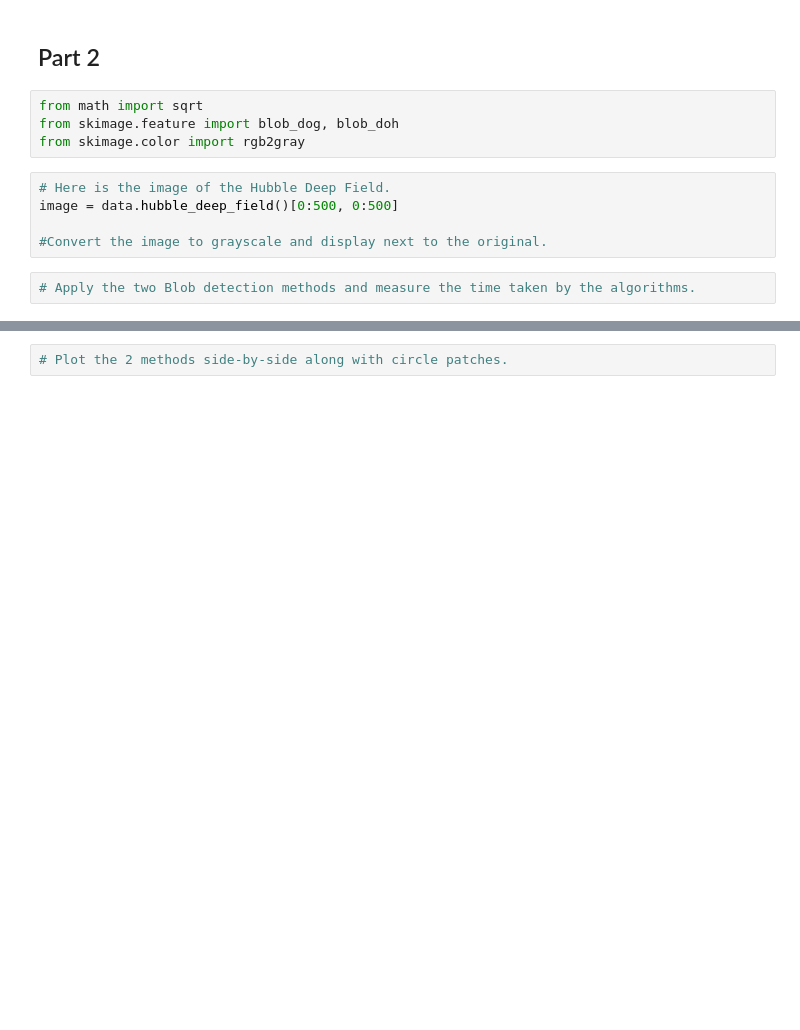
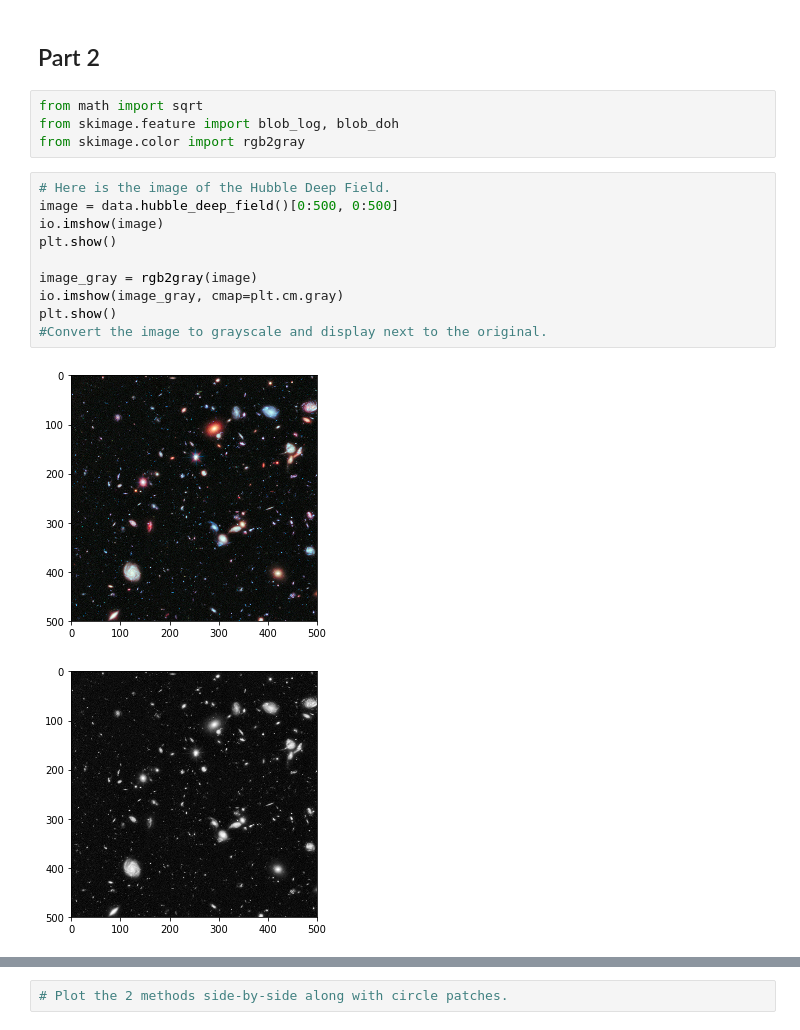
Before and after one commit to physics91si/spring-lab07-rohanm2, a Jupyter notebook: lab07.ipynb, the cells around one changed output, grey strips where cells are left out. Drawn from its saved outputs; the diff is of its cells as text; blank space fills up the shorter version.

```diff
--- a/lab07.ipynb
+++ b/lab07.ipynb
@@ -15,12 +66,18 @@ import time
 ## Part 2
 # %%
 from math import sqrt
-from skimage.feature import blob_dog, blob_doh
+from skimage.feature import blob_log, blob_doh
 from skimage.color import rgb2gray
 # %%
 # Here is the image of the Hubble Deep Field.
 image = data.hubble_deep_field()[0:500, 0:500]
+io.imshow(image)
+plt.show()
 
+image_gray = rgb2gray(image)
+io.imshow(image_gray, cmap=plt.cm.gray)
+plt.show()
 #Convert the image to grayscale and display next to the original.
+# %% [output]
+[figure, added]
+[figure, added]
-# %%
-# Apply the two Blob detection methods and measure the time taken by the algorithms.
```
Also changed, not shown: parts of 6 cells of this notebook.
